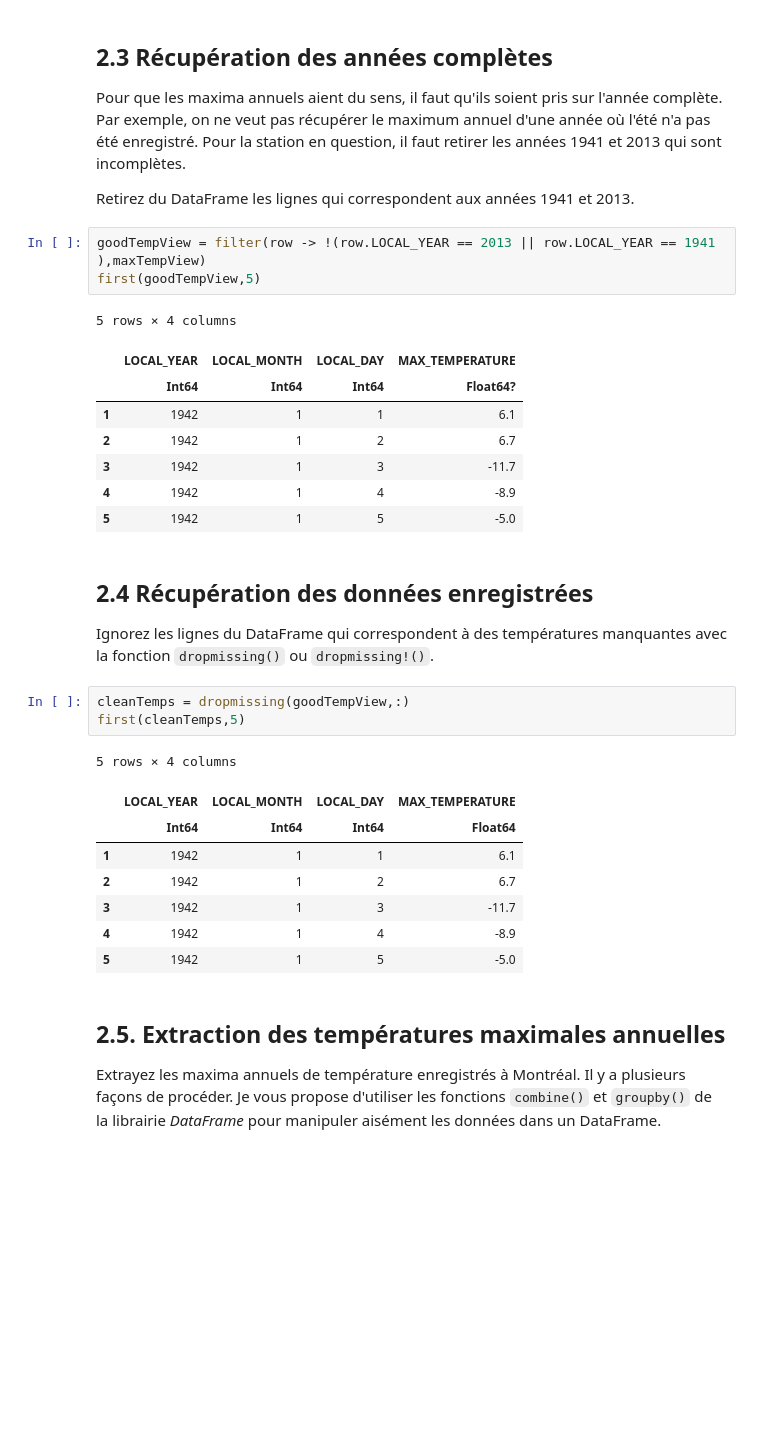
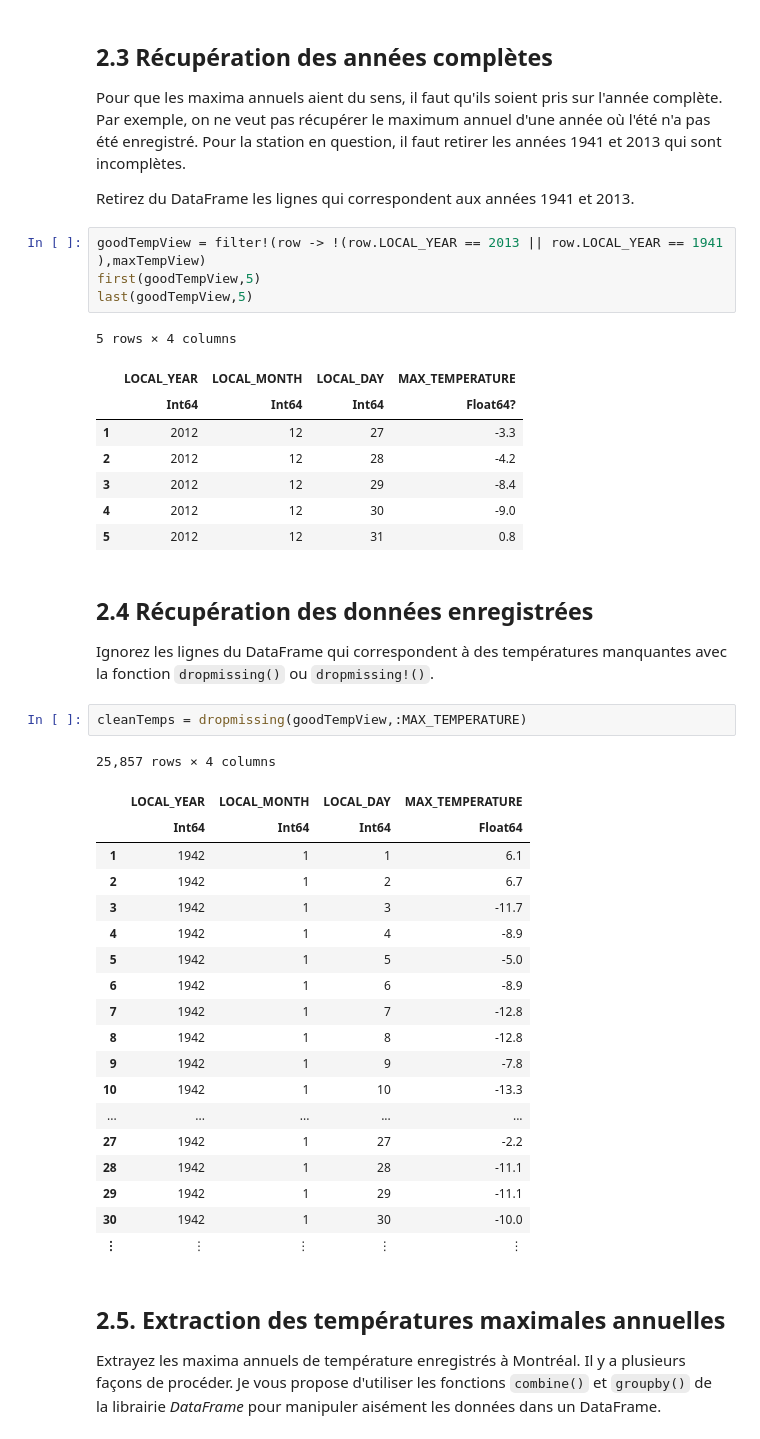
Before and after one commit to Fun-Stuff-Here/MTH3302, a Jupyter notebook: TD1/TD1.ipynb, the cells around one changed output. Saved outputs shown, nothing was run; the diff lists cells and outputs as text; blank space fills up the shorter version.

```diff
--- a/TD1/TD1.ipynb
+++ b/TD1/TD1.ipynb
@@ -239,33 +243,44 @@ Pour que les maxima annuels aient du sens, il faut qu'ils soient pris sur l'ann
 
 Retirez du DataFrame les lignes qui correspondent aux années 1941 et 2013.
 # %%
-goodTempView = filter(row -> !(row.LOCAL_YEAR == 2013 || row.LOCAL_YEAR == 1941 ),maxTempView)
+goodTempView = filter!(row -> !(row.LOCAL_YEAR == 2013 || row.LOCAL_YEAR == 1941 ),maxTempView)
 first(goodTempView,5)
+last(goodTempView,5)
 # %% [output]
 5 rows × 4 columns
 |  | LOCAL_YEAR | LOCAL_MONTH | LOCAL_DAY | MAX_TEMPERATURE |
 |  | Int64 | Int64 | Int64 | Float64? |
-| 1 | 1942 | 1 | 1 | 6.1 |
-| 2 | 1942 | 1 | 2 | 6.7 |
-| 3 | 1942 | 1 | 3 | -11.7 |
-| 4 | 1942 | 1 | 4 | -8.9 |
-| 5 | 1942 | 1 | 5 | -5.0 |
+| 1 | 2012 | 12 | 27 | -3.3 |
+| 2 | 2012 | 12 | 28 | -4.2 |
+| 3 | 2012 | 12 | 29 | -8.4 |
+| 4 | 2012 | 12 | 30 | -9.0 |
+| 5 | 2012 | 12 | 31 | 0.8 |
 # %% [markdown]
 ## 2.4 Récupération des données enregistrées
 
 Ignorez les lignes du DataFrame qui correspondent à des températures manquantes avec la fonction `dropmissing()` ou `dropmissing!()`.
 # %%
-cleanTemps = dropmissing(goodTempView,:)
-first(cleanTemps,5)
+cleanTemps = dropmissing(goodTempView,:MAX_TEMPERATURE)
 # %% [output]
-5 rows × 4 columns
+25,857 rows × 4 columns
 |  | LOCAL_YEAR | LOCAL_MONTH | LOCAL_DAY | MAX_TEMPERATURE |
 |  | Int64 | Int64 | Int64 | Float64 |
 | 1 | 1942 | 1 | 1 | 6.1 |
 | 2 | 1942 | 1 | 2 | 6.7 |
 | 3 | 1942 | 1 | 3 | -11.7 |
 | 4 | 1942 | 1 | 4 | -8.9 |
 | 5 | 1942 | 1 | 5 | -5.0 |
+| 6 | 1942 | 1 | 6 | -8.9 |
+| 7 | 1942 | 1 | 7 | -12.8 |
+| 8 | 1942 | 1 | 8 | -12.8 |
+| 9 | 1942 | 1 | 9 | -7.8 |
+| 10 | 1942 | 1 | 10 | -13.3 |
+| ... | ... | ... | ... | ... |
+| 27 | 1942 | 1 | 27 | -2.2 |
+| 28 | 1942 | 1 | 28 | -11.1 |
+| 29 | 1942 | 1 | 29 | -11.1 |
+| 30 | 1942 | 1 | 30 | -10.0 |
+| ⋮ | ⋮ | ⋮ | ⋮ | ⋮ |
 # %% [markdown]
 ## 2.5.  Extraction des températures maximales annuelles
 
```
Also changed, not shown: parts of 14 cells of this notebook.
